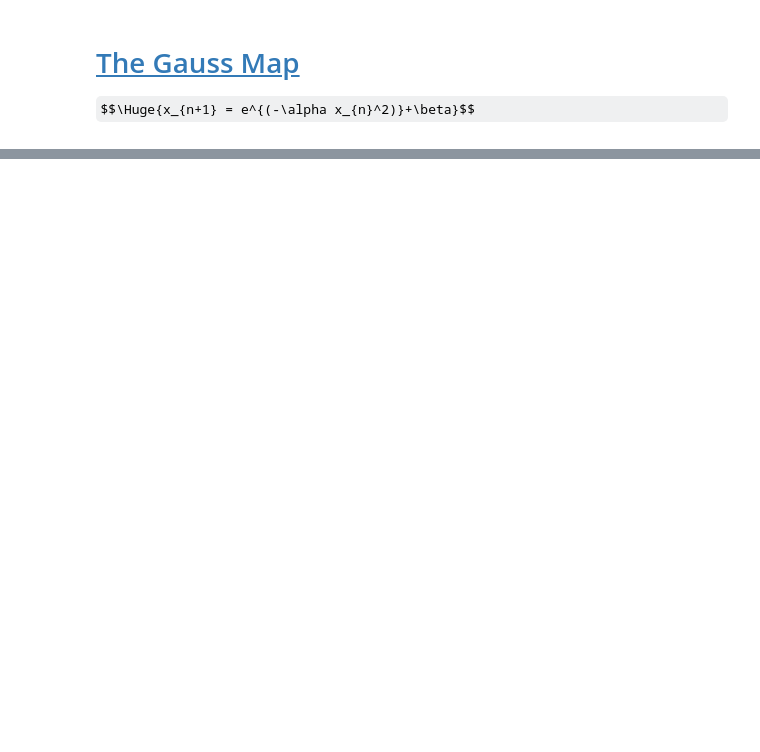
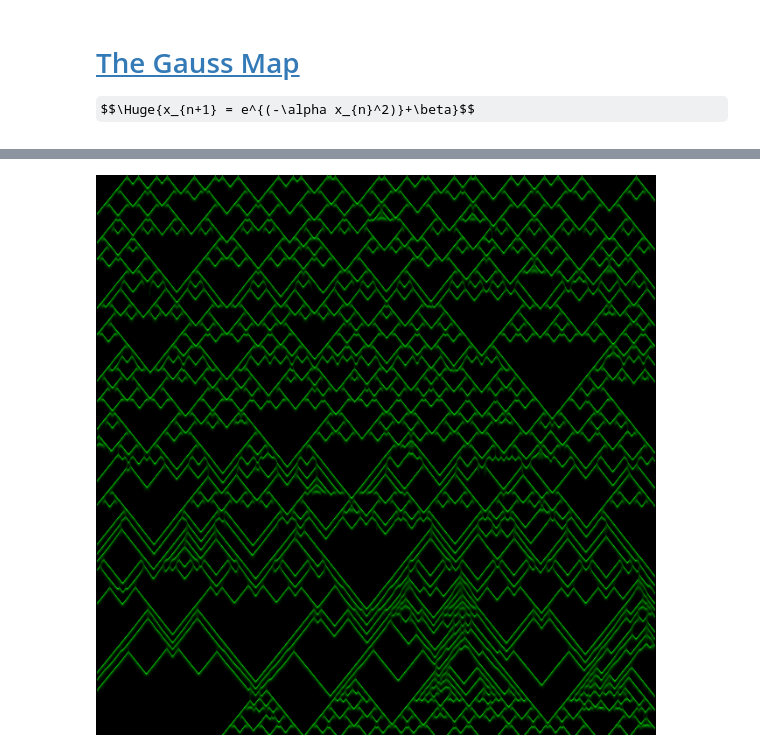
Before and after one commit to augeas/SonicElectronics2019, a Jupyter notebook: sonic_electronics.ipynb, the cells around one changed output, grey strips where cells are left out. Saved outputs shown, nothing was run; the diff lists cells and outputs as text; code cells hidden in the pictures; some formulas as TeX source; blank space fills up the shorter version.

```diff
--- a/sonic_electronics.ipynb
+++ b/sonic_electronics.ipynb
@@ -243,0 +481,18 @@ for wdgt in (name_box, dur_slider, sample_slider, fft_slider, hop_slider, bias_s
+# %%
+def green_image(cells):
+    height, width = cells.shape
+    img = np.zeros(shape=(height, width,3))
+    img[:,:,1] = cells
+    img = 255 * img / img.max()
+    im_bytes = BytesIO()
+    imwrite(im_bytes, img.astype(np.uint8), format='png')
+    return display.display(display.Image(data=im_bytes.getvalue()))
+
+def draw_oliva(width=640):
+    oliva_porphyria = Oliva(width=width)
+    oliva_cells = np.stack(list(islice(oliva_porphyria, 0, width)))
+    return green_image(oliva_cells[:,0,:])
+# %%
+draw_oliva()
+# %% [output]
+[figure, added]
```
Also changed, not shown: parts of 13 cells of this notebook, 2 other files.
